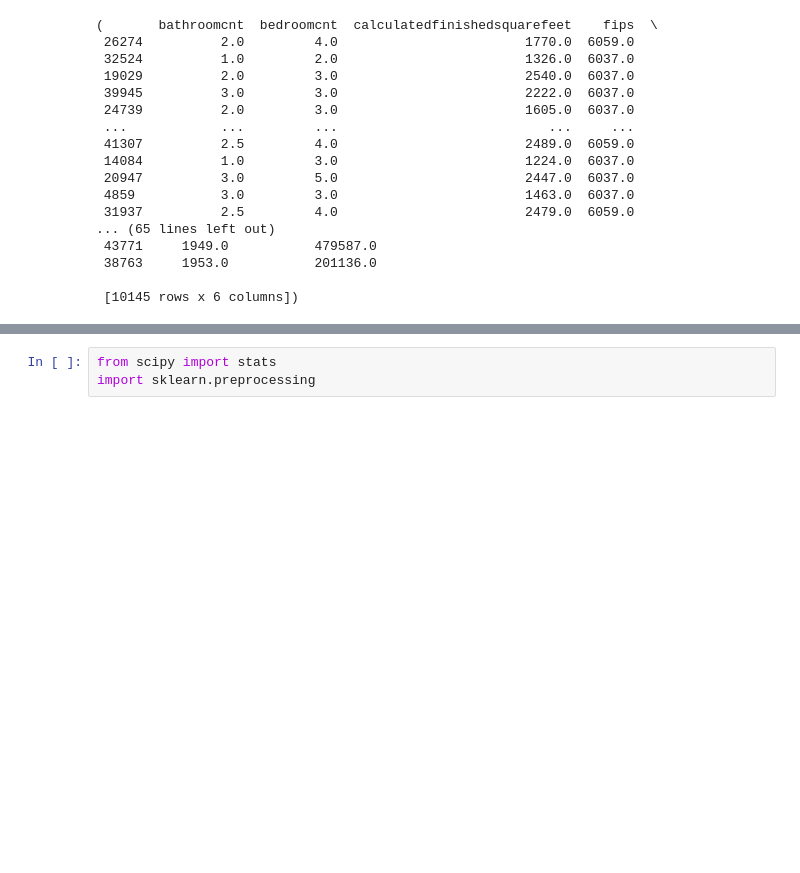
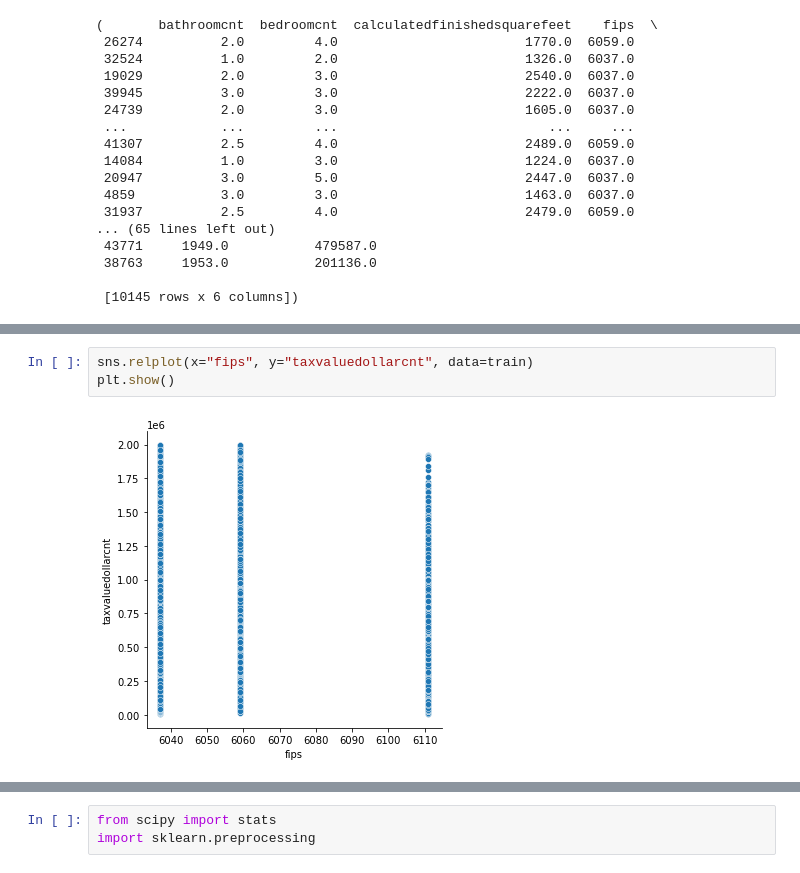
Before and after one commit to VasiliyAMelkozerov/regression-exercises, a Jupyter notebook: scratch_explore.ipynb, the cells around one changed output, grey strips where cells are left out. Saved outputs shown, nothing was run; the diff lists cells and outputs as text; blank space fills up the shorter version.

```diff
--- a/scratch_explore.ipynb
+++ b/scratch_explore.ipynb
@@ -302,0 +224,5 @@ train, validate, test
+# %%
+sns.relplot(x="fips", y="taxvaluedollarcnt", data=train)
+plt.show()
+# %% [output]
+[figure, added]
```
Also changed, not shown: parts of 84 cells of this notebook, 4 other files.
